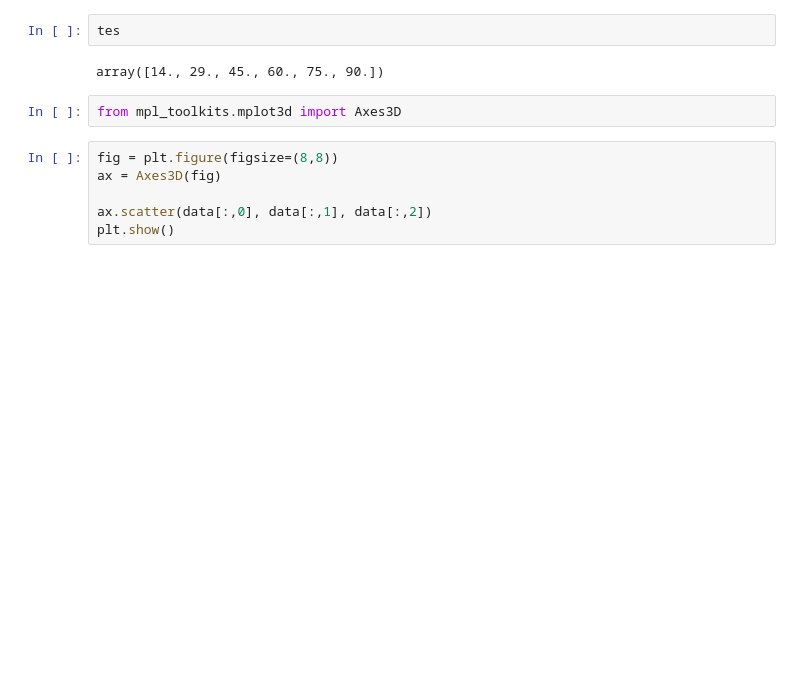
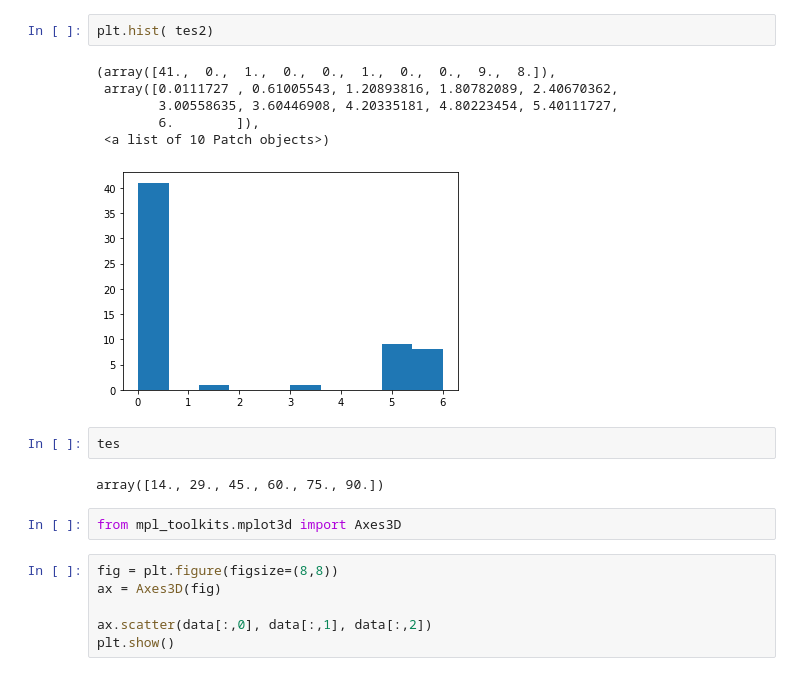
Before and after one commit to AustinMcDonald/RTD_Signal_simulation, a Jupyter notebook: dev/Untitled.ipynb, the cells around one changed output. Cells and saved outputs as stored; diff of their text form; blank space fills up the shorter version.

```diff
--- a/dev/Untitled.ipynb
+++ b/dev/Untitled.ipynb
@@ -32,3 +66,12 @@ plt.show()
+# %%
+plt.hist( tes2)
+# %% [output]
+(array([41.,  0.,  1.,  0.,  0.,  1.,  0.,  0.,  9.,  8.]),
+ array([0.0111727 , 0.61005543, 1.20893816, 1.80782089, 2.40670362,
+        3.00558635, 3.60446908, 4.20335181, 4.80223454, 5.40111727,
+        6.        ]),
+ <a list of 10 Patch objects>)
+[figure, added]
 # %%
 tes
 # %% [output]
```
Also changed, not shown: parts of 10 cells of this notebook, 2 other files.
